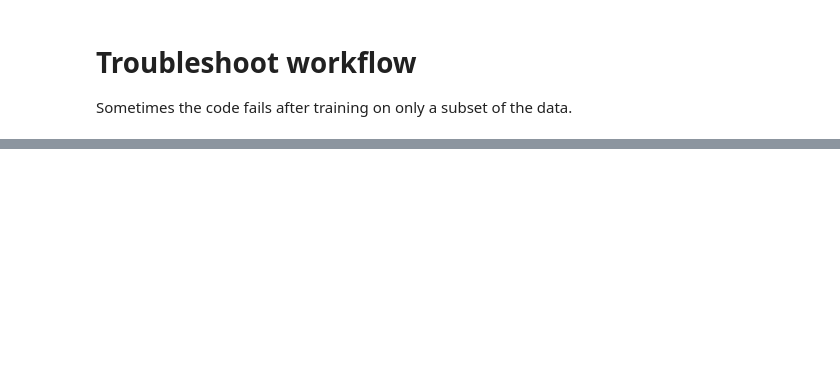
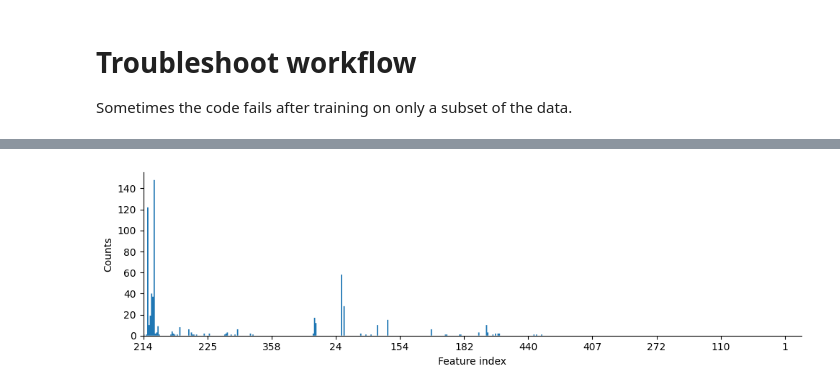
Before and after one commit to runxi-shen/cytoself_varchamp, a Jupyter notebook: 1_explore_original_data/notebooks/2_troubleshoot_code.ipynb, the cells around one changed output, grey strips where cells are left out. Saved outputs shown, nothing was run; the diff lists cells and outputs as text; code cells hidden in the pictures; blank space fills up the shorter version.

```diff
--- a/1_explore_original_data/notebooks/2_troubleshoot_code.ipynb
+++ b/1_explore_original_data/notebooks/2_troubleshoot_code.ipynb
@@ -50,3 +91,21 @@ unique_groups = unique_groups[filter_mask]
+# %%
+vqindhist1 = trainer.infer_embeddings(img, "vqindhist1")
+ft_spectrum = analysis.compute_feature_spectrum(vqindhist1)
+
+x_max = ft_spectrum.shape[1] + 1
+x_ticks = np.arange(0, x_max, 50)
+fig, ax = plt.subplots(figsize=(10, 3))
+ax.stairs(ft_spectrum[0], np.arange(x_max), fill=True)
+ax.spines[["right", "top"]].set_visible(False)
+ax.set_xlabel("Feature index")
+ax.set_ylabel("Counts")
+ax.set_xlim([0, x_max])
+ax.set_xticks(x_ticks, analysis.feature_spectrum_indices[x_ticks])
+fig.tight_layout()
+fig.show()
+fig.savefig(Path(analysis.savepath_dict["feature_spectra_figures"]) / "feature_spectrum.png", dpi=300)
+# %% [output]
+[figure, added]
 # %%
 # 3.3 Plot UMAP
 umap_data = analysis.plot_umap_of_embedding_vector(
```
Also changed, not shown: parts of 12 cells of this notebook.
